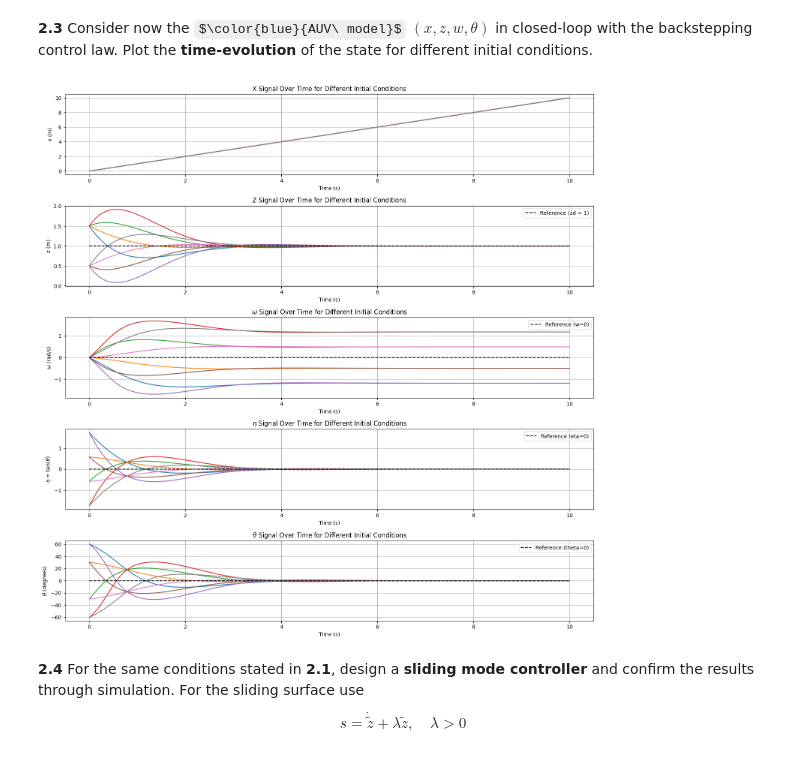
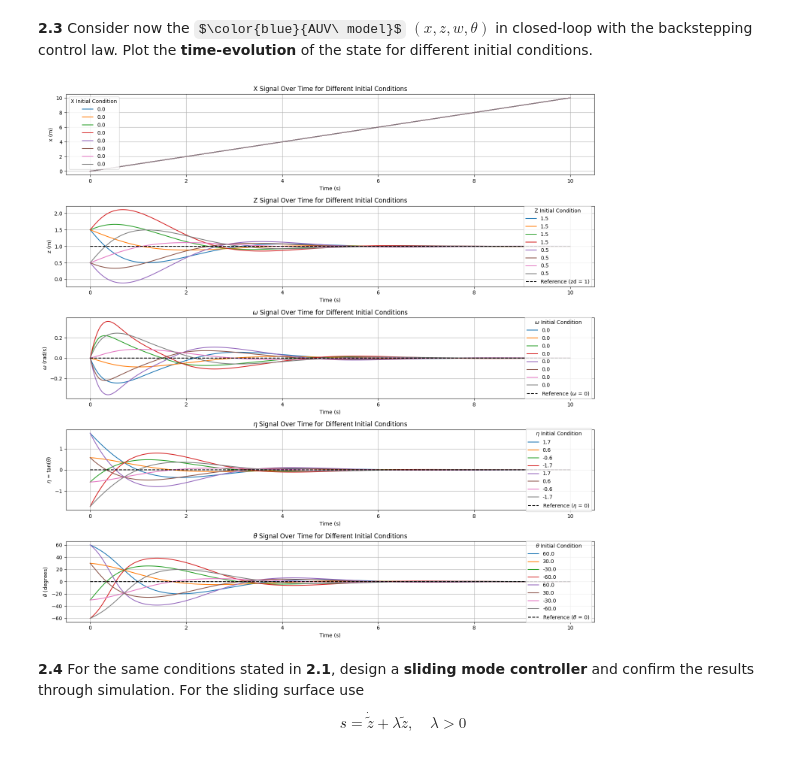
Before and after one commit to brumocas/CO_Projects, a Jupyter notebook: Final/CO_project1and2.ipynb, the cells around one changed output. Cells and saved outputs as stored; diff of their text form; code cells hidden in the pictures; some formulas as TeX source.

```diff
--- a/Final/CO_project1and2.ipynb
+++ b/Final/CO_project1and2.ipynb
@@ -450,7 +434,7 @@ def Sys_f(x, t=0):
     return np.array([dx1, dx2, dx3])
 
 # Generate 1000 linearly spaced points for t
-t_end = 20
+t_end = 15
 t = np.linspace(0, t_end, 1000)
 
 
@@ -504,7 +488,7 @@ def Sys_f_Linear(x, t=0):
                    ])
 
 # Generate 1000 linearly spaced points for t
-t_end = 20
+t_end = 15
 t = np.linspace(0, t_end, 1000)
 
 
@@ -652,7 +636,7 @@ def Sys_f_Linear(x, t=0):
     return np.array([-vd*th, q])
 
 # Generate 1000 linearly spaced points for t
-t_end = 20
+t_end = 15
 t = np.linspace(0, t_end, 1000)
 
 
@@ -668,7 +652,7 @@ initial_conditions = [
 ]
 
 # Plot
-fig, axs = plt.subplots(2, 1, figsize=(10, 8))
+fig, axs = plt.subplots(2, 1, figsize=(13, 8))
 
 for x0 in initial_conditions:
     x, infodict = integrate.odeint(Sys_f_Linear, x0, t, full_output=True)
@@ -723,7 +707,7 @@ def Sys_f(x, t=0):
                    ])
 
 # Generate 1000 linearly spaced points for t
-t_end = 20
+t_end = 15
 t = np.linspace(0, t_end, 1000)
 
 # Initial conditions
@@ -965,6 +952,9 @@ import matplotlib.pyplot as plt
 
 # Define the step function for Euler Method
 def step_f(x, z, w, eta, zd, m, vd, K1, K2, dt):
+    d1 = -3
+    d2 = -12
+    m = 0.9
     # Calculate tilde_z
     tilde_z = z - zd
     # Calculate phi
@@ -974,11 +964,11 @@ def step_f(x, z, w, eta, zd, m, vd, K1, K2, dt):
     # Calculate derivative of phi
     dot_phi = - (K1 * eta)
     # Calculate control u
-    u = (-K2 * tilde_eta + vd * tilde_z + dot_phi) / (1 + eta**2)
+    u = (-K2 * tilde_eta + vd * tilde_z + dot_phi )/ (1 + eta**2)
     # Calculate Theta
     Theta = np.arctan(eta)
     # Return updated state variables using Euler Method
-    return x + vd * dt, z + (-vd * eta) * dt, w + ((m * vd * u) / np.cos(Theta)) * dt, eta + (1 + eta**2) * u * dt, Theta
+    return x + vd * dt, z + (-vd * np.tan(Theta) + w/np.cos(Theta)) * dt, w + (d1 * w + d2 * w * abs(w) + (m * u) * (vd/np.cos(Theta) - w * np.tan(Theta))) * dt, eta + (1 + eta**2) * u * dt, Theta
 
 # Function to simulate the system
 def simulate_system(m, vd, K1, K2, zd, dt, t_end, z_initial_conditions, eta_initial_conditions):
@@ -1020,75 +1010,75 @@ def plot_results(t_signal, x_signals, z_signals, zd_signal, w_signals, eta_signa
 
     # Plot z and zd for different initial conditions
     for z_signal in z_signals:
-        axs[1].plot(t_signal, z_signal)
+        axs[1].plot(t_signal, z_signal, label=f'{round(z_signal[0],1)}')
     axs[1].plot(t_signal, zd_signal, 'k--', label=f'Reference (zd = {zd})')
     axs[1].set_xlabel("Time (s)")
     axs[1].set_ylabel("z (m)")
     axs[1].set_title("Z Signal Over Time for Different Initial Conditions")
-    axs[1].legend()
+    axs[1].legend(loc='right', title=r'Z Initial Condition')
     axs[1].grid()
 
     # Plot eta for different initial conditions
     for eta_signal in eta_signals:
-        axs[3].plot(t_signal, eta_signal)
-    axs[3].plot(t_signal, np.zeros_like(t_signal), 'k--', label='Reference (eta=0)')
+        axs[3].plot(t_signal, eta_signal, label=f'{round(eta_signal[0],1)}')
+    axs[3].plot(t_signal, np.zeros_like(t_signal), 'k--', label=r'Reference ($\eta$ = 0)')
     axs[3].set_xlabel("Time (s)")
     axs[3].set_ylabel(r"$\eta$ = tan($\theta$)")
     axs[3].set_title(r"$\eta$ Signal Over Time for Different Initial Conditions")
-    axs[3].legend()
+    axs[3].legend(loc='right', title=r'$\eta$ Initial Condition')
     axs[3].grid()
 
     # Plot theta for different initial conditions
     for theta_signal in theta_signals:
-        axs[4].plot(t_signal, theta_signal * 180 / np.pi)
-    axs[4].plot(t_signal, np.zeros_like(t_signal), 'k--', label='Reference (theta=0)')
+        axs[4].plot(t_signal, theta_signal * 180 / np.pi, label=f'{round(theta_signal[0] * 180 /np.pi, 1)}')
+    axs[4].plot(t_signal, np.zeros_like(t_signal), 'k--', label=r'Reference ($\theta$ = 0)')
     axs[4].set_xlabel("Time (s)")
     axs[4].set_ylabel(r"$\theta$ (degrees)")
     axs[4].set_title(r"$\theta$ Signal Over Time for Different Initial Conditions")
-    axs[4].legend()
+    axs[4].legend(loc='right', title=r'$\theta$ Initial Condition')
     axs[4].grid()
 
     # Plot x for different initial conditions
     for x_signal in x_signals:
-        axs[0].plot(t_signal, x_signal)
+        axs[0].plot(t_signal, x_signal, label=f'{round(x_signal[0], 1)}')
     axs[0].set_xlabel("Time (s)")
     axs[0].set_ylabel("x (m)")
     axs[0].set_title("X Signal Over Time for Different Initial Conditions")
-    #axs[0].legend()
+    axs[0].legend(loc='best', title=r'X Initial Condition')
     axs[0].grid()
 
     # Plot w for different initial conditions
     for w_signal in w_signals:
-        axs[2].plot(t_signal, w_signal)
-    axs[2].plot(t_signal, np.zeros_like(t_signal), 'k--', label='Reference (w=0)')
+        axs[2].plot(t_signal, w_signal, label=f'{round(w_signal[0], 1)}')
+    axs[2].plot(t_signal, np.zeros_like(t_signal), 'k--', label=r'Reference ($\omega$ = 0)')
     axs[2].set_xlabel("Time (s)")
     axs[2].set_ylabel(r"$\omega$ (rad/s)")
     axs[2].set_title(r"$\omega$ Signal Over Time for Different Initial Conditions")
-    axs[2].legend()
+    axs[2].legend(loc='right', title=r'$\omega$ Initial Condition')
     axs[2].grid()
 
     plt.tight_layout()
     plt.show()
 
 # Parameters
 dt = 0.001
 t_end = 10
 vd = 1
 m = 0.9
 zd = 1
 K1 = 1
 K2 = 1
 z_initial_conditions = [1.5, 0.5]  # Initial conditions for z
 eta_initial_conditions = [np.tan(np.pi/3),   # Initial conditions for eta
                           np.tan(np.pi/6),
                           np.tan(-np.pi/6),
                           np.tan(-np.pi/3)]
 
 # Simulate and plot
 t_signal, x_signals, z_signals, w_signals, eta_signals, theta_signals, zd_signal = simulate_system(m, vd, K1, K2, zd, dt, t_end, z_initial_conditions, eta_initial_conditions)
 plot_results(t_signal, x_signals, z_signals, zd_signal, w_signals, eta_signals, theta_signals)
 # %% [output]
-[figure, old version]
+[figure, new version]
 # %% [markdown]
 **2.4**
 For the same conditions stated in **2.1**, design a **sliding mode controller** and confirm the results through simulation.
```
Also changed, not shown: parts of 15 cells of this notebook.
